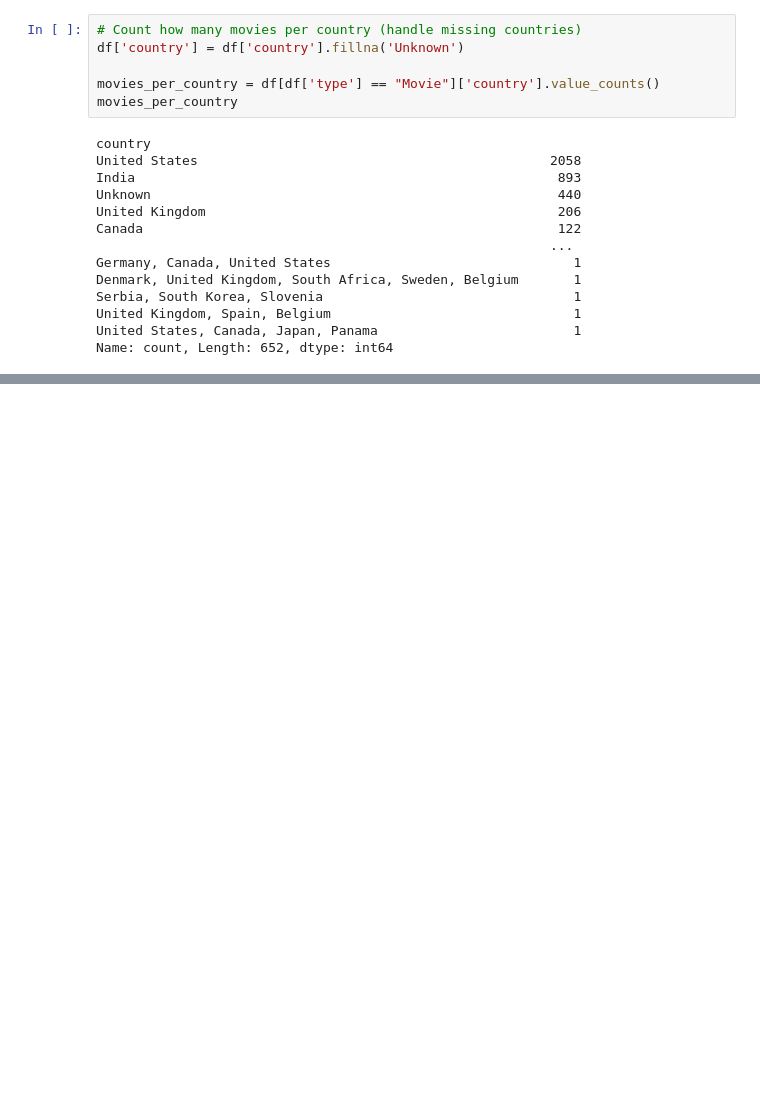
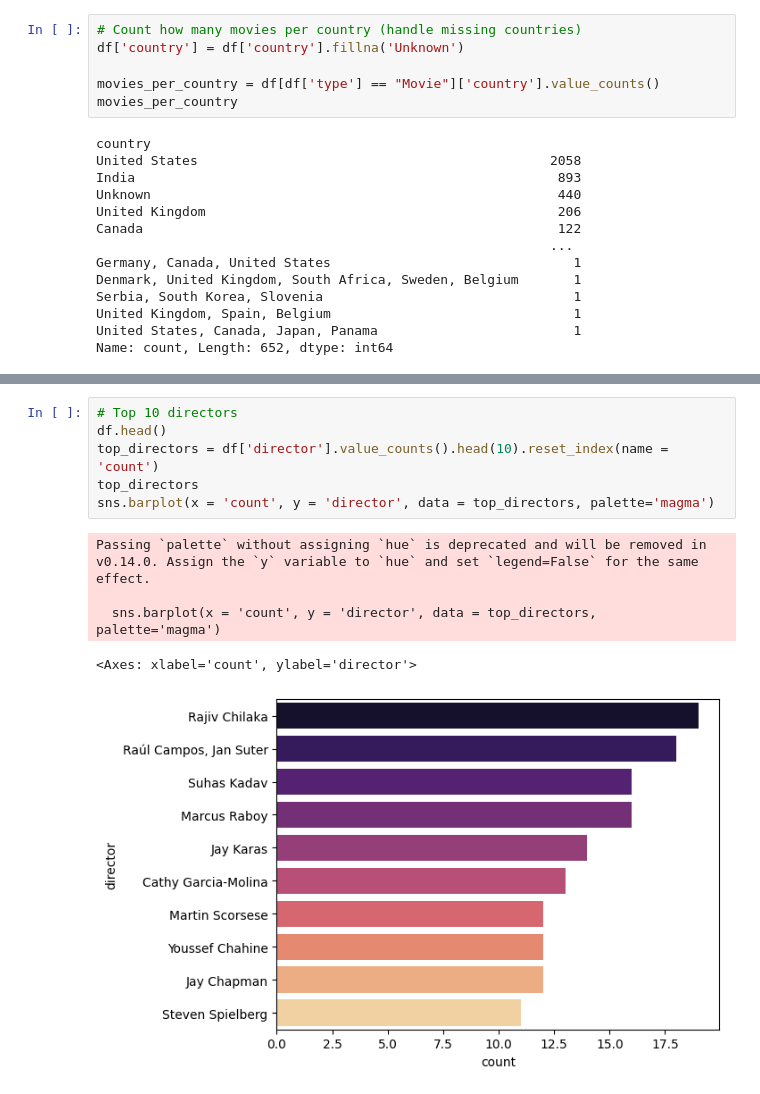
Before and after one commit to parag0811/pandas-practice-netflix-dataset, a Jupyter notebook: notebooks/intermediate.ipynb, the cells around one changed output, grey strips where cells are left out. Saved outputs shown, nothing was run; the diff lists cells and outputs as text; blank space fills up the shorter version.

```diff
--- a/notebooks/intermediate.ipynb
+++ b/notebooks/intermediate.ipynb
@@ -68,0 +89,12 @@ Name: count, Length: 652, dtype: int64
+# %%
+# Top 10 directors
+df.head()
+top_directors = df['director'].value_counts().head(10).reset_index(name = 'count')
+top_directors
+sns.barplot(x = 'count', y = 'director', data = top_directors, palette='magma')
+# %% [output]
+Passing `palette` without assigning `hue` is deprecated and will be removed in v0.14.0. Assign the `y` variable to `hue` and set `legend=False` for the same effect.
+
+  sns.barplot(x = 'count', y = 'director', data = top_directors, palette='magma')
+<Axes: xlabel='count', ylabel='director'>
+[figure, added]
```
Also changed, not shown: parts of 5 cells of this notebook, 1 other file.
